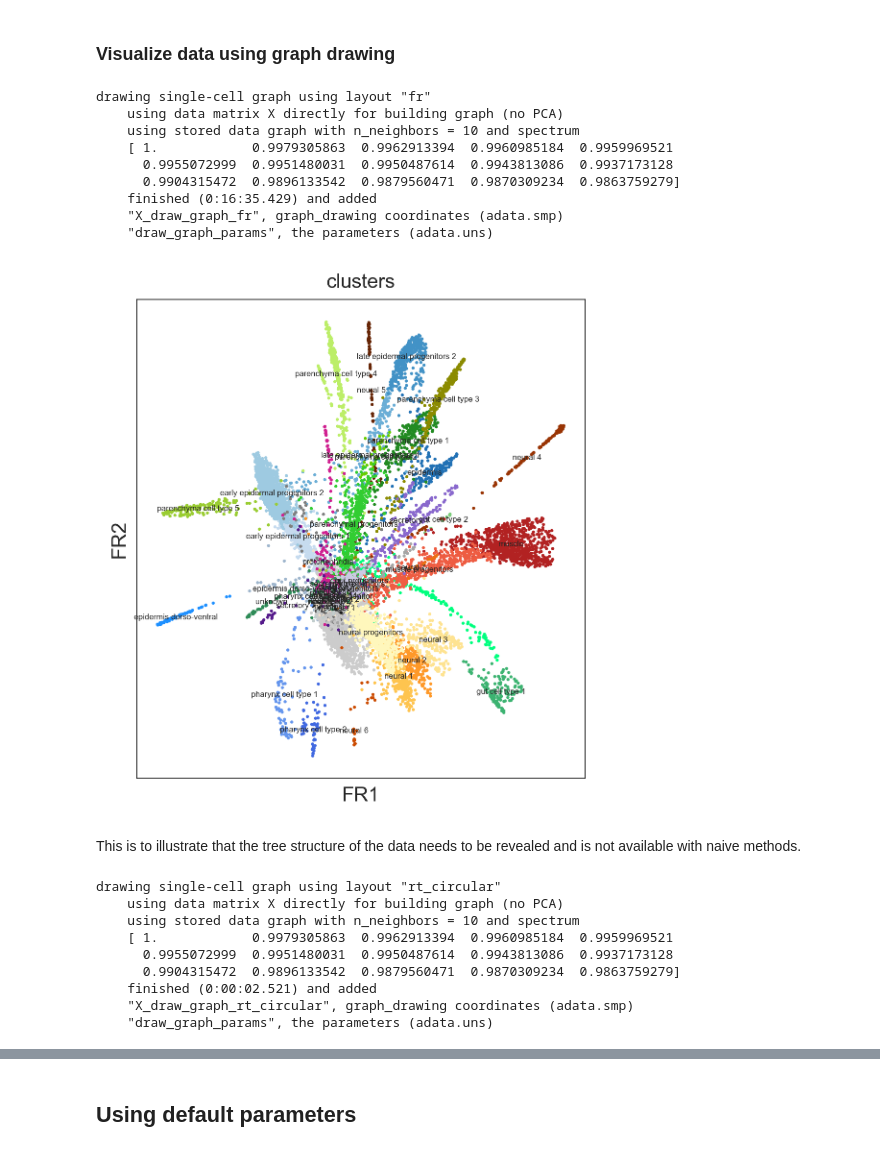
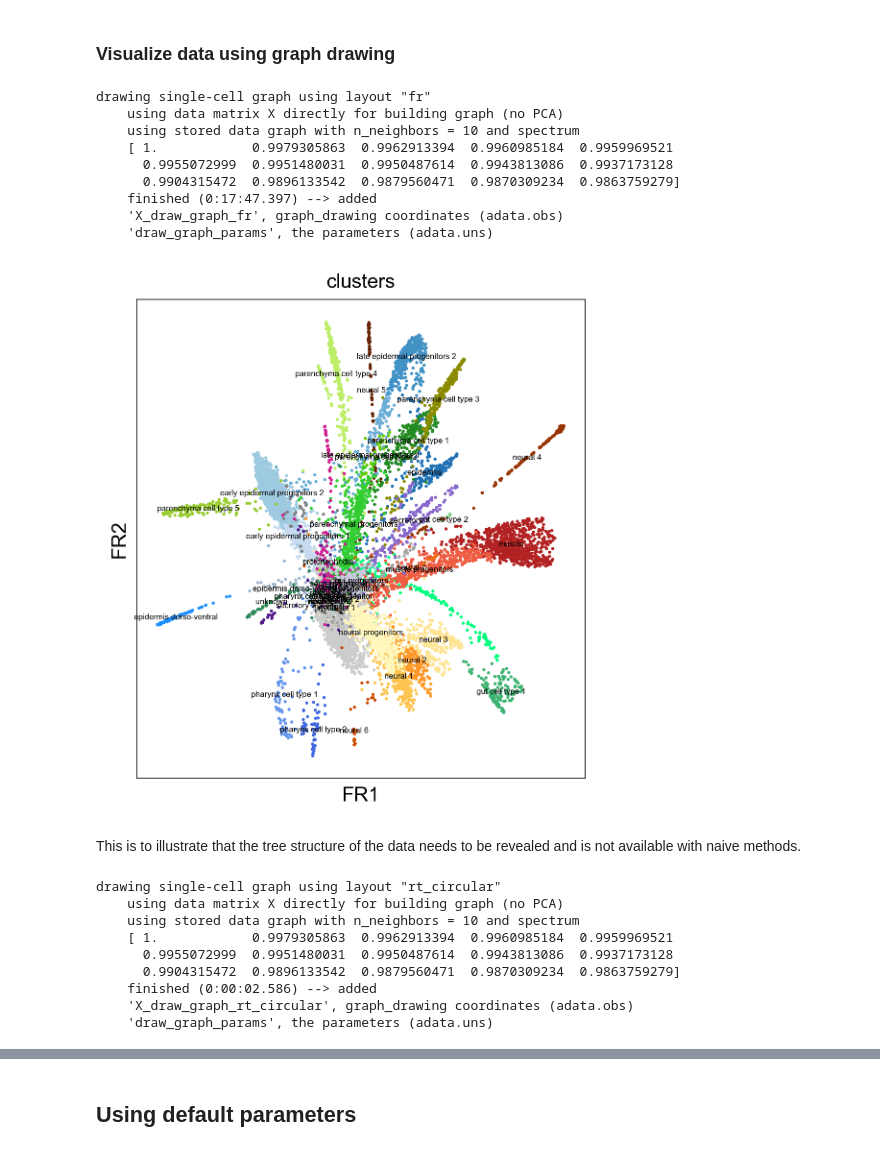
Before and after one commit to theislab/graph_abstraction, a Jupyter notebook: planaria/planaria.ipynb, the cells around one changed output, grey strips where cells are left out. Saved outputs shown, nothing was run; the diff lists cells and outputs as text; code cells hidden in the pictures.

```diff
--- a/planaria/planaria.ipynb
+++ b/planaria/planaria.ipynb
@@ -148,3 +145,16 @@ ax = sc.pl.aga(
 [figure]
 # %% [markdown]
 ## Color by degree of the abstracted graph
+# %%
+import numpy as np
+import pandas as pd
+import matplotlib.pyplot as pl
+from matplotlib import rcParams
+import scanpy.api as sc
+
+sc.settings.verbosity = 3  # verbosity: errors (0), warnings (1), info (2), hints (3)
+sc.settings.set_figure_params(dpi=80)  # low dpi (dots per inch) yields small inline figures
+sc.logging.print_version_and_date()
+# we will soon provide an update with more recent dependencies
+sc.logging.print_versions_dependencies_numerics()
+results_file = './write/planaria_170705.h5ad'
@@ -218,9 +231,9 @@ Here, we present further analyses.
 # %% [markdown]
 ### Visualize data using graph drawing
 # %%
-adata_seurat = sc.read('planaria_seurat')
-ax = sc.tl.draw_graph(adata_seurat, n_neighbors=10)
-sc.write('planaria_seurat', adata_seurat)
+adata = sc.read(results_file)
+ax = sc.tl.draw_graph(adata, n_neighbors=10)
+adata.write(results_file)
 # %% [output]
 drawing single-cell graph using layout "fr"
     using data matrix X directly for building graph (no PCA)
@@ -228,23 +241,23 @@ drawing single-cell graph using layout "fr"
     [ 1.            0.9979305863  0.9962913394  0.9960985184  0.9959969521
       0.9955072999  0.9951480031  0.9950487614  0.9943813086  0.9937173128
       0.9904315472  0.9896133542  0.9879560471  0.9870309234  0.9863759279]
-    finished (0:16:35.429) and added
-    "X_draw_graph_fr", graph_drawing coordinates (adata.smp)
-    "draw_graph_params", the parameters (adata.uns)
+    finished (0:17:47.397) --> added
+    'X_draw_graph_fr', graph_drawing coordinates (adata.obs)
+    'draw_graph_params', the parameters (adata.uns)
 # %%
 sc.settings.set_figure_params(dpi=150)
 sc.plotting.reset_rcParams(fontsize=10)
 rcParams['axes.linewidth'] = 0.4
 # %%
-ax = sc.pl.draw_graph(adata_seurat, color='clusters', legend_loc='on data', legend_fontsize=4)
+ax = sc.pl.draw_graph(adata, color='clusters', legend_loc='on data', legend_fontsize=4)
 # %% [output]
-[figure, old version]
+[figure, new version]
 # %% [markdown]
 This is to illustrate that the tree structure of the data needs to be revealed and is not available with naive methods.
 # %%
-adata_seurat = sc.read('planaria_seurat')
-sc.tl.draw_graph(adata_seurat, n_neighbors=10, layout='rt_circular', root=0)
-sc.write('planaria_seurat', adata_seurat)
+adata = sc.read(results_file)
+sc.tl.draw_graph(adata, n_neighbors=10, layout='rt_circular', root=0)
+adata.write(results_file)
 # %% [output]
 drawing single-cell graph using layout "rt_circular"
     using data matrix X directly for building graph (no PCA)
@@ -252,7 +265,7 @@ drawing single-cell graph using layout "rt_circular"
     [ 1.            0.9979305863  0.9962913394  0.9960985184  0.9959969521
       0.9955072999  0.9951480031  0.9950487614  0.9943813086  0.9937173128
       0.9904315472  0.9896133542  0.9879560471  0.9870309234  0.9863759279]
-    finished (0:00:02.521) and added
-    "X_draw_graph_rt_circular", graph_drawing coordinates (adata.smp)
-    "draw_graph_params", the parameters (adata.uns)
+    finished (0:00:02.586) --> added
+    'X_draw_graph_rt_circular', graph_drawing coordinates (adata.obs)
+    'draw_graph_params', the parameters (adata.uns)
 # %%
```
Also changed, not shown: parts of 17 cells of this notebook, 3 other files.
